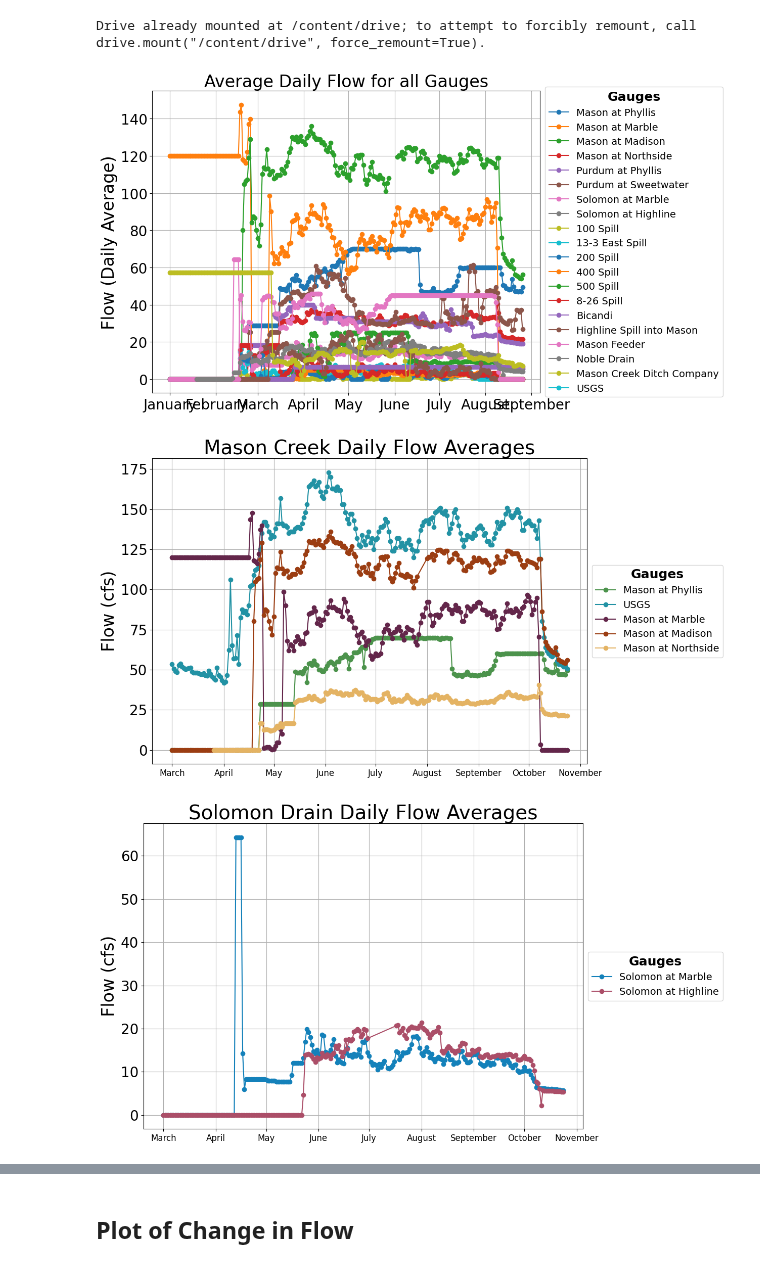
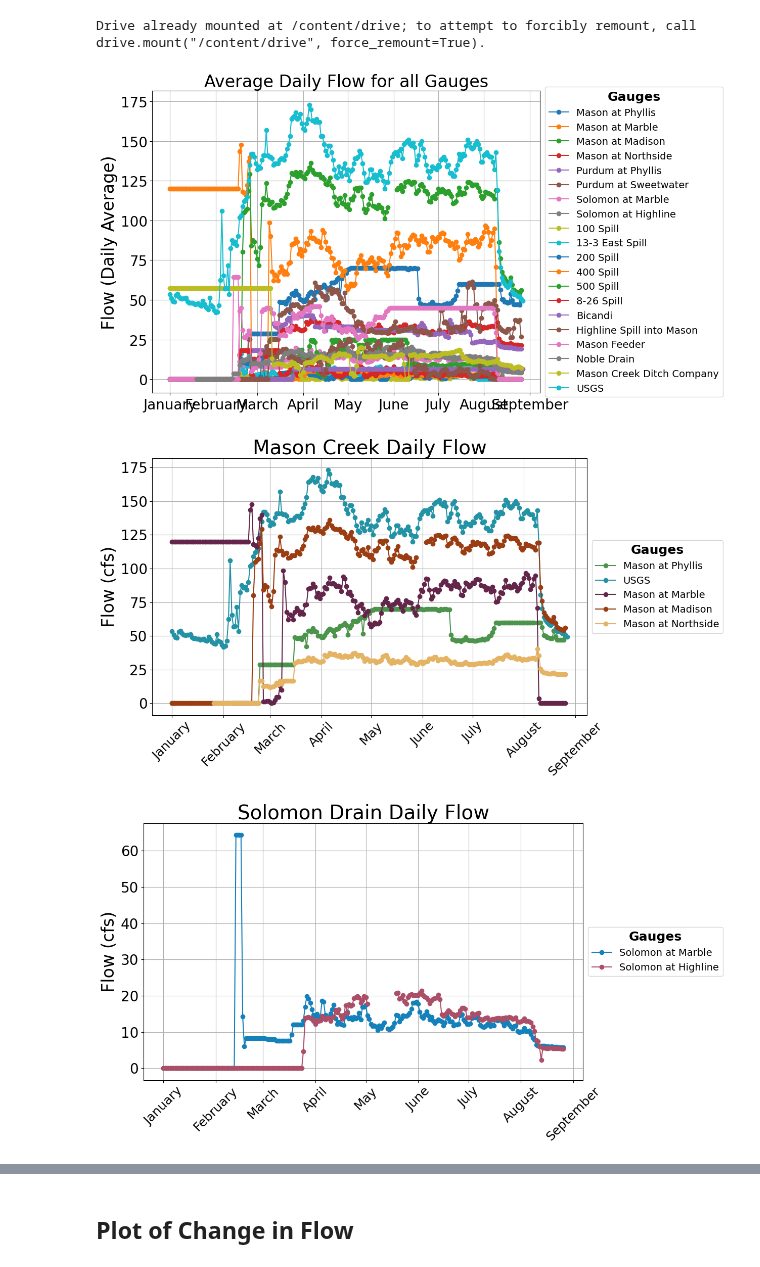
Before and after one commit to carlibeisel/mason_water_budget, a Jupyter notebook: reach_drainflow.ipynb, the cells around one changed output, grey strips where cells are left out. Saved outputs shown, nothing was run; the diff lists cells and outputs as text; code cells hidden in the pictures.

```diff
--- a/reach_drainflow.ipynb
+++ b/reach_drainflow.ipynb
@@ -175,7 +175,7 @@ df = pd.read_csv('/content/drive/MyDrive/Data/Mason Water Budget/data_output/dra
 ##  Superimposed Plot of Daily Data   ##
 ## ---------------------------------- ##
 
-filtered_df = df[(df[date_column_name] >= start_date) & (df[date_column_name] <= end_date)]
+filtered_df = df[(df['Date'] >= start_date) & (df['Date'] <= end_date)]
 
 color_palette = ['#4C934C', '#2292A4','#63264A', '#9B3D12']
 
@@ -206,7 +206,7 @@ plt.tight_layout(rect=[0, 0, 0.9, 1])
 plt.savefig('/content/drive/MyDrive/Data/Mason Water Budget/data_output/drainflow_out/Figures/all_flow.png', dpi=300, bbox_inches='tight')
 plt.show()
 # %% [output]
-[figure, old version]
+[figure, new version]
 # %%
 ## ---------------------------------- ##
 ##  Superimposed Plot of Daily Data   ##
@@ -217,37 +217,38 @@ plt.show()
 selected_gauges = ['Mason at Phyllis', 'USGS', 'Mason at Marble','Mason at Madison', 'Mason at Northside']
 
 color_palette = ['#4C934C', '#2292A4','#63264A', '#9B3D12', '#E4B363']
 
 # Filter the DataFrame for the selected gauges
 filtered_gauge_df = filtered_df[filtered_df['Gauge'].isin(selected_gauges)]
 
 # Plotting
 plt.figure(figsize=(14, 7))
 
 for i, gauge in enumerate(selected_gauges):
     gauge_data = filtered_gauge_df[filtered_gauge_df['Gauge'] == gauge]
-    plt.plot(gauge_data['Date'], gauge_data['Flow'], marker='o', color=color_palette[i % len(color_palette)], label=gauge)
+    plt.plot(gauge_data['Date'], gauge_data['Flow(cfs)'], marker='o', color=color_palette[i % len(color_palette)], label=gauge)
 
-plt.title('Mason Creek Daily Flow Averages', fontsize=28)
+plt.title('Mason Creek Daily Flow', fontsize=28)
 plt.xlabel('')
 plt.ylabel('Flow (cfs)', fontsize=24)
 plt.grid(True)
 
 # Set x-axis major locator to show ticks at the start of every month and format to month names
 plt.gca().xaxis.set_major_locator(mdates.MonthLocator())
 plt.gca().xaxis.set_major_formatter(mdates.DateFormatter('%B'))
 
-plt.xticks(fontsize=12)
+plt.xticks(fontsize=18)
+plt.xticks(rotation=45)
 plt.yticks(fontsize=20)
 
 legend = plt.legend(title='Gauges', fontsize=14, loc='center left', bbox_to_anchor=(1, 0.5))
 plt.setp(legend.get_title(), fontsize=18, fontweight='bold')
 
 plt.tight_layout(rect=[0, 0, 0.9, 1])
 plt.savefig('/content/drive/MyDrive/Data/Mason Water Budget/data_output/drainflow_out/Figures/mason_flow.png', dpi=300, bbox_inches='tight')
 plt.show()
 # %% [output]
-[figure, old version]
+[figure, new version]
 # %%
 ## ---------------------------------- ##
 ##  Superimposed Plot of Daily Data   ##
@@ -267,9 +268,9 @@ plt.figure(figsize=(14, 7))
 
 for i, gauge in enumerate(selected_gauges):
     gauge_data = filtered_gauge_df[filtered_gauge_df['Gauge'] == gauge]
-    plt.plot(gauge_data['Date'], gauge_data['Flow'], marker='o', color=color_palette[i % len(color_palette)], label=gauge)
+    plt.plot(gauge_data['Date'], gauge_data['Flow(cfs)'], marker='o', color=color_palette[i % len(color_palette)], label=gauge)
 
-plt.title('Solomon Drain Daily Flow Averages', fontsize=28)
+plt.title('Solomon Drain Daily Flow', fontsize=28)
 plt.xlabel('')
 plt.ylabel('Flow (cfs)', fontsize=24)
 plt.grid(True)
@@ -278,7 +279,8 @@ plt.grid(True)
 plt.gca().xaxis.set_major_locator(mdates.MonthLocator())
 plt.gca().xaxis.set_major_formatter(mdates.DateFormatter('%B'))
 
-plt.xticks( fontsize=12)
+plt.xticks( fontsize=18)
+plt.xticks(rotation=45)
 plt.yticks(fontsize=20)
 
 
@@ -289,7 +291,7 @@ plt.tight_layout(rect=[0, 0, 0.9, 1])
 plt.savefig('/content/drive/MyDrive/Data/Mason Water Budget/data_output/drainflow_out/Figures/solomon_flow.png', dpi=300, bbox_inches='tight')
 plt.show()
 # %% [output]
-[figure, old version]
+[figure, new version]
 # %%
 ## ---------------------------------- ##
 ##  Superimposed Plot of Daily Data   ##
```
Also changed, not shown: parts of 6 cells of this notebook.
